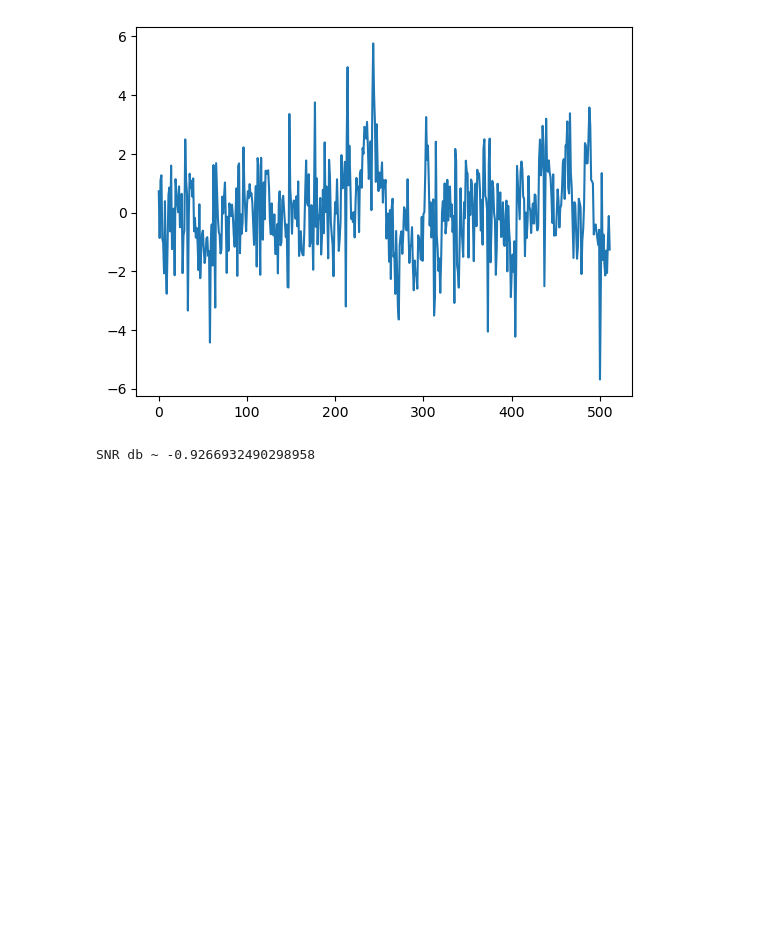
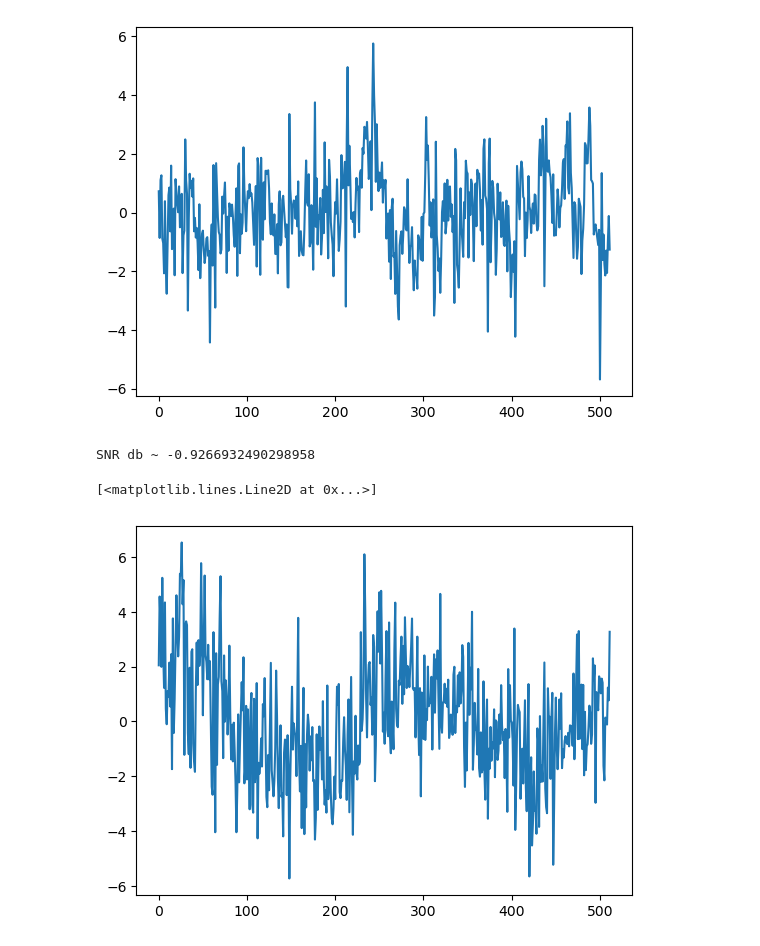
Before and after one commit to ArpanMukhopadhyay/DiffusionDenoiseEEG, a Jupyter notebook: dataprep.ipynb, the cells around one changed output. Drawn from its saved outputs; the diff is of its cells as text; code cells hidden in the pictures; blank space fills up the shorter version.

```diff
--- a/dataprep.ipynb
+++ b/dataprep.ipynb
@@ -47,7 +52,7 @@ def prepare_data(comb):
     print(f'EEG shape after crop and resuse to match EMG samples: {eeg_random.shape[0]}')
 
     t = noise_random.shape[1]
-    train_num = round(eeg_random.shape[0] * 0.8)
+    train_num = round(eeg_random.shape[0] * 0.9)
     test_num = round(eeg_random.shape[0] - train_num)
 
     train_eeg = eeg_random[0: train_num, :]
@@ -152,3 +157,9 @@ snr_lin = (np.mean(sig **2)) /( np.mean(noise_estimate **2))
 print('SNR db ~', 10 * np.log10(snr_lin))
 # %% [output]
 SNR db ~ -0.9266932490298958
+# %%
+a = X_test[0,0,0]
+plt.plot(a)
+# %% [output]
+[<matplotlib.lines.Line2D at 0x...>]
+[figure, added]
```
Also changed, not shown: parts of 5 cells of this notebook.
